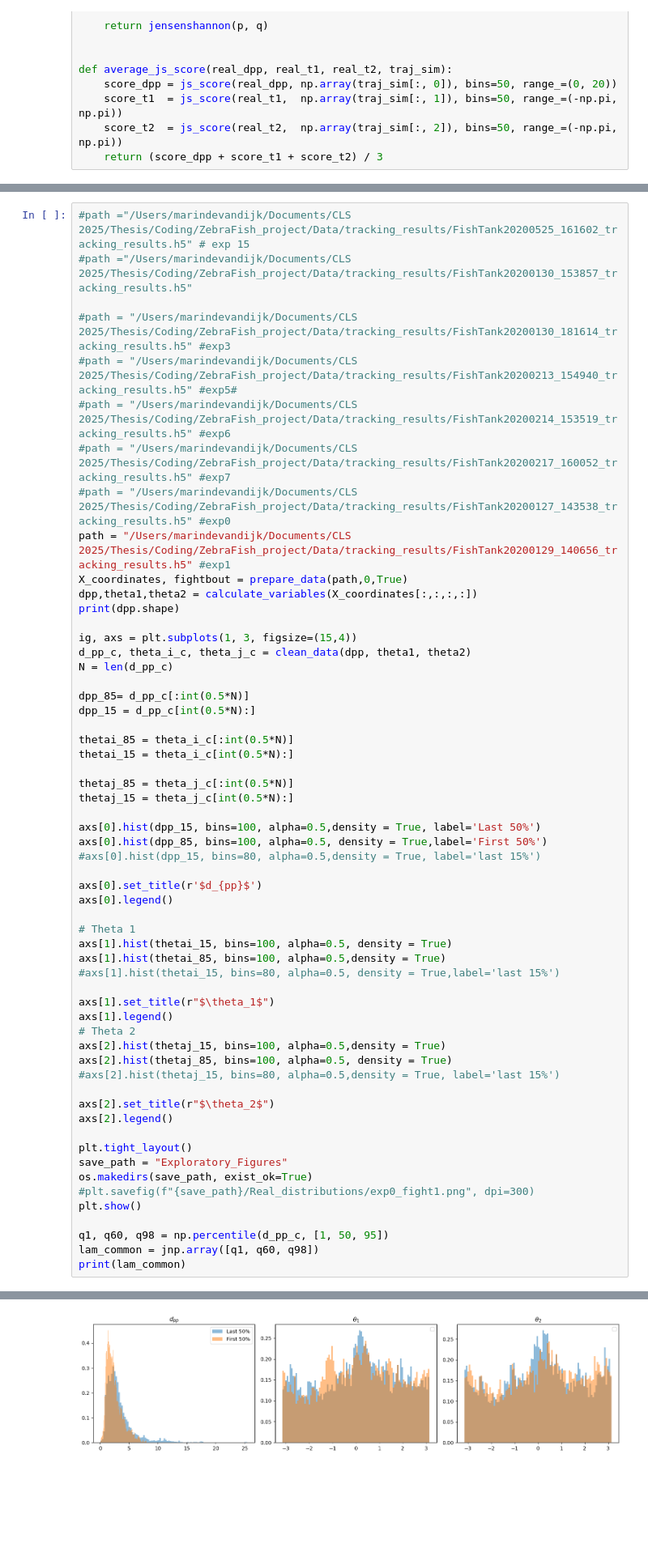
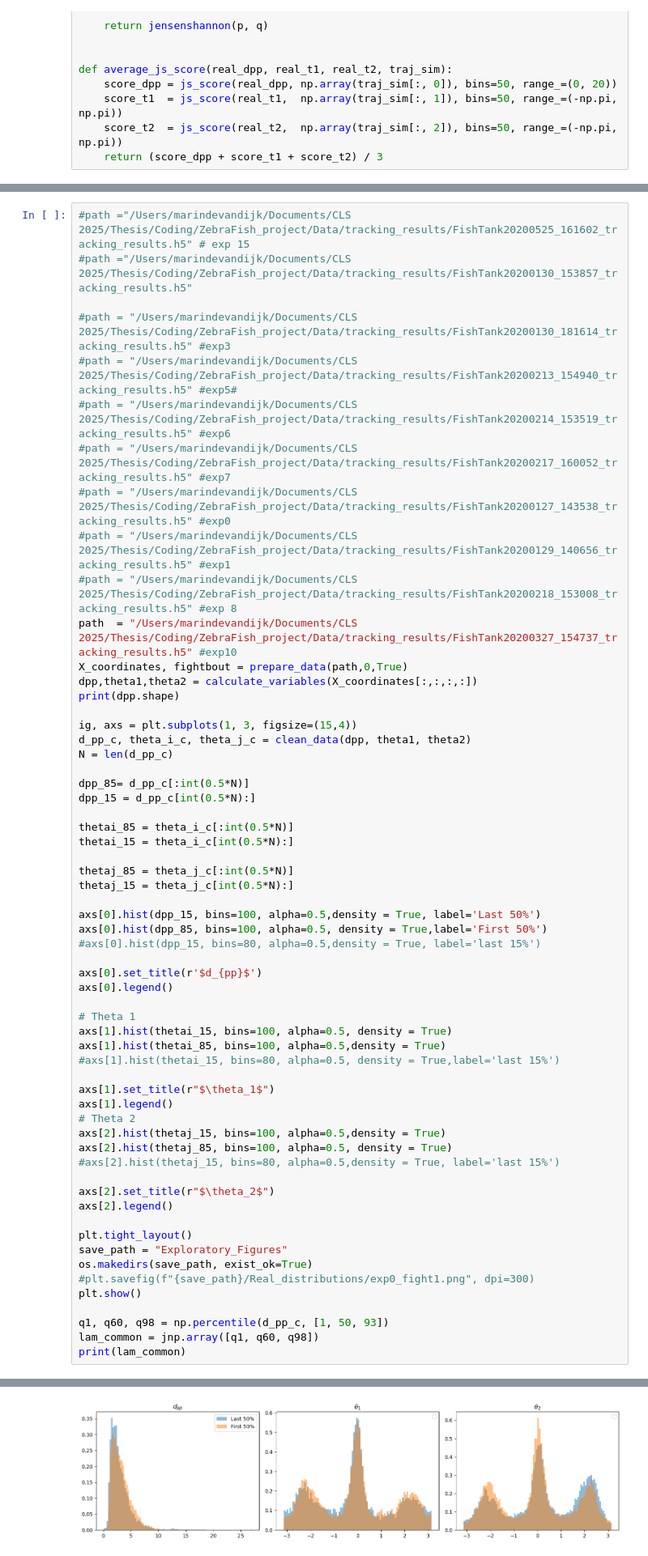
Before and after one commit to Marindevandijk/Thesis-clean, a Jupyter notebook: notebook_exploratory/01_overdamped_exploration.ipynb, the cells around one changed output, grey strips where cells are left out. Shown at 81% size. Saved outputs shown, nothing was run; the diff lists cells and outputs as text; blank space fills up the shorter version.

```diff
--- a/notebook_exploratory/01_overdamped_exploration.ipynb
+++ b/notebook_exploratory/01_overdamped_exploration.ipynb
@@ -267,7 +267,9 @@ def Run_Force_inference(X,time_idx,K,M,lam):
 #path = "/Users/marindevandijk/Documents/CLS 2025/Thesis/Coding/ZebraFish_project/Data/tracking_results/FishTank20200214_153519_tracking_results.h5" #exp6
 #path = "/Users/marindevandijk/Documents/CLS 2025/Thesis/Coding/ZebraFish_project/Data/tracking_results/FishTank20200217_160052_tracking_results.h5" #exp7
 #path = "/Users/marindevandijk/Documents/CLS 2025/Thesis/Coding/ZebraFish_project/Data/tracking_results/FishTank20200127_143538_tracking_results.h5" #exp0
-path = "/Users/marindevandijk/Documents/CLS 2025/Thesis/Coding/ZebraFish_project/Data/tracking_results/FishTank20200129_140656_tracking_results.h5" #exp1
+#path = "/Users/marindevandijk/Documents/CLS 2025/Thesis/Coding/ZebraFish_project/Data/tracking_results/FishTank20200129_140656_tracking_results.h5" #exp1
+#path = "/Users/marindevandijk/Documents/CLS 2025/Thesis/Coding/ZebraFish_project/Data/tracking_results/FishTank20200218_153008_tracking_results.h5" #exp 8
+path  = "/Users/marindevandijk/Documents/CLS 2025/Thesis/Coding/ZebraFish_project/Data/tracking_results/FishTank20200327_154737_tracking_results.h5" #exp10
 X_coordinates, fightbout = prepare_data(path,0,True)
 dpp,theta1,theta2 = calculate_variables(X_coordinates[:,:,:,:])
 print(dpp.shape)
@@ -313,7 +315,7 @@ os.makedirs(save_path, exist_ok=True)
 #plt.savefig(f"{save_path}/Real_distributions/exp0_fight1.png", dpi=300)
 plt.show()
 
-q1, q60, q98 = np.percentile(d_pp_c, [1, 50, 95])
+q1, q60, q98 = np.percentile(d_pp_c, [1, 50, 93])
 lam_common = jnp.array([q1, q60, q98])
 print(lam_common)
 # %% [output]
@@ -321 +323 @@ print(lam_common)
-[figure, old version]
+[figure, new version]
```
Also changed, not shown: parts of 7 cells of this notebook, 4 other files.
